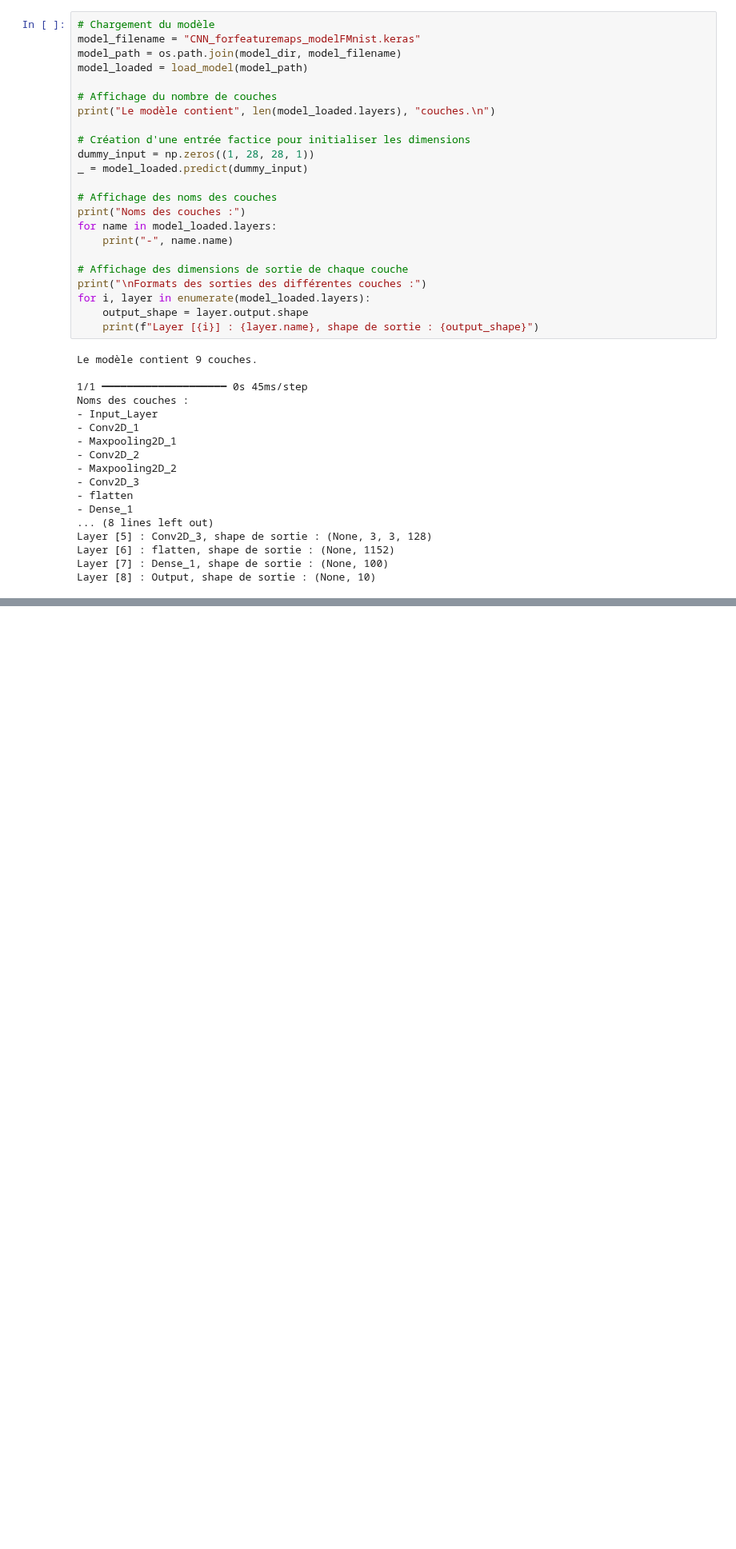
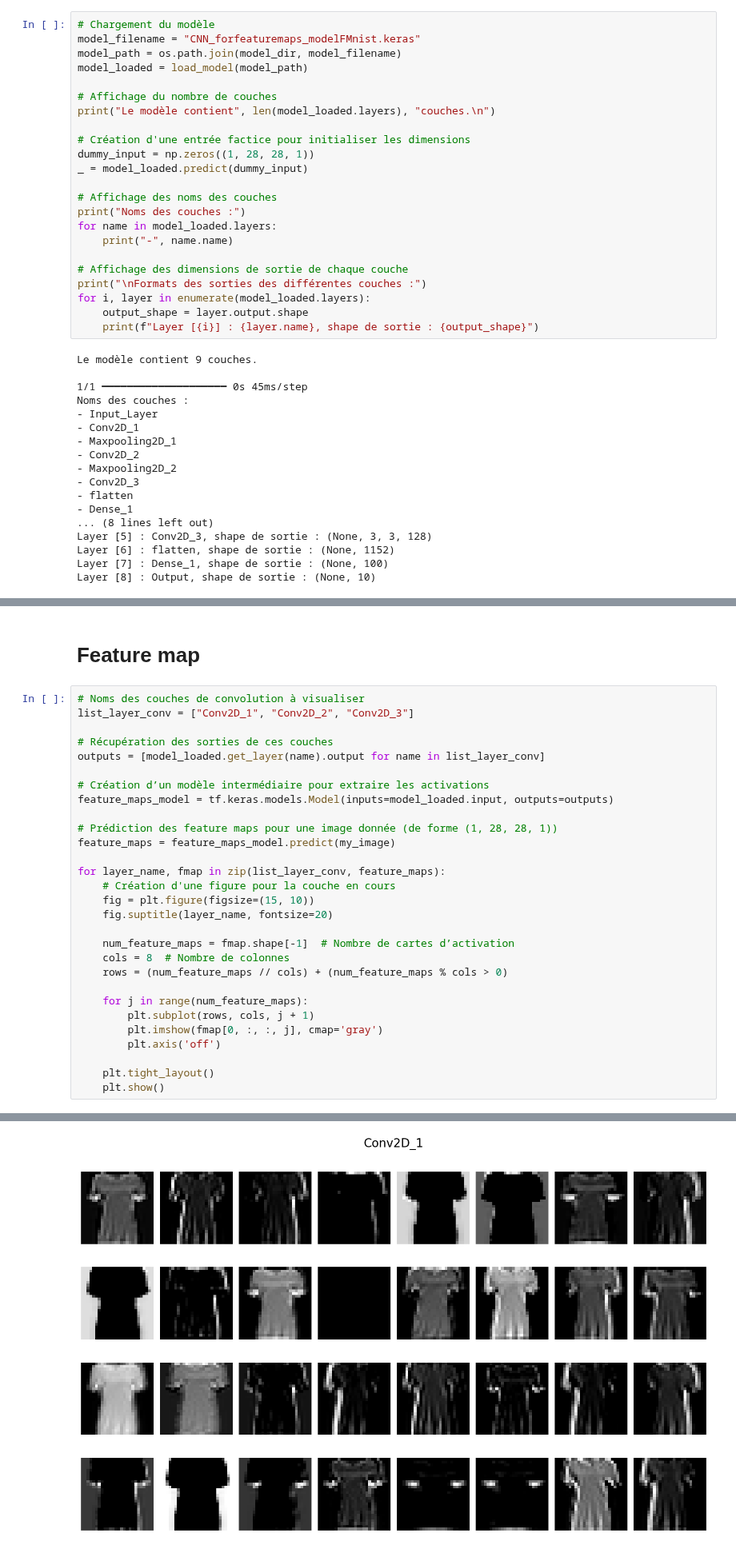
Before and after one commit to 3nd3rh3o/deeplearning-TER, a Jupyter notebook: TER/phaseI/C1-hugo.ipynb, the cells around one changed output, grey strips where cells are left out. Shown at 80% size. Cells and saved outputs as stored; diff of their text form; blank space fills up the shorter version.

```diff
--- a/TER/phaseI/C1-hugo.ipynb
+++ b/TER/phaseI/C1-hugo.ipynb
@@ -984,0 +1013,32 @@ Layer [8] : Output, shape de sortie : (None, 10)
+# %% [markdown]
+# Feature map
+# %%
+# Noms des couches de convolution à visualiser
+list_layer_conv = ["Conv2D_1", "Conv2D_2", "Conv2D_3"]
+
+# Récupération des sorties de ces couches
+outputs = [model_loaded.get_layer(name).output for name in list_layer_conv]
+
+# Création d’un modèle intermédiaire pour extraire les activations
+feature_maps_model = tf.keras.models.Model(inputs=model_loaded.input, outputs=outputs)
+
+# Prédiction des feature maps pour une image donnée (de forme (1, 28, 28, 1))
+feature_maps = feature_maps_model.predict(my_image)
+
+for layer_name, fmap in zip(list_layer_conv, feature_maps):
+    # Création d'une figure pour la couche en cours
+    fig = plt.figure(figsize=(15, 10))
+    fig.suptitle(layer_name, fontsize=20)
+
+    num_feature_maps = fmap.shape[-1]  # Nombre de cartes d’activation
+    cols = 8  # Nombre de colonnes
+    rows = (num_feature_maps // cols) + (num_feature_maps % cols > 0)
+
+    for j in range(num_feature_maps):
+        plt.subplot(rows, cols, j + 1)
+        plt.imshow(fmap[0, :, :, j], cmap='gray')
+        plt.axis('off')
+
+    plt.tight_layout()
+    plt.show()
+# %% [output]
@@ -984,0 +1046 @@ Layer [8] : Output, shape de sortie : (None, 10)
+[figure, added]
```
Also changed, not shown: parts of 6 cells of this notebook.
